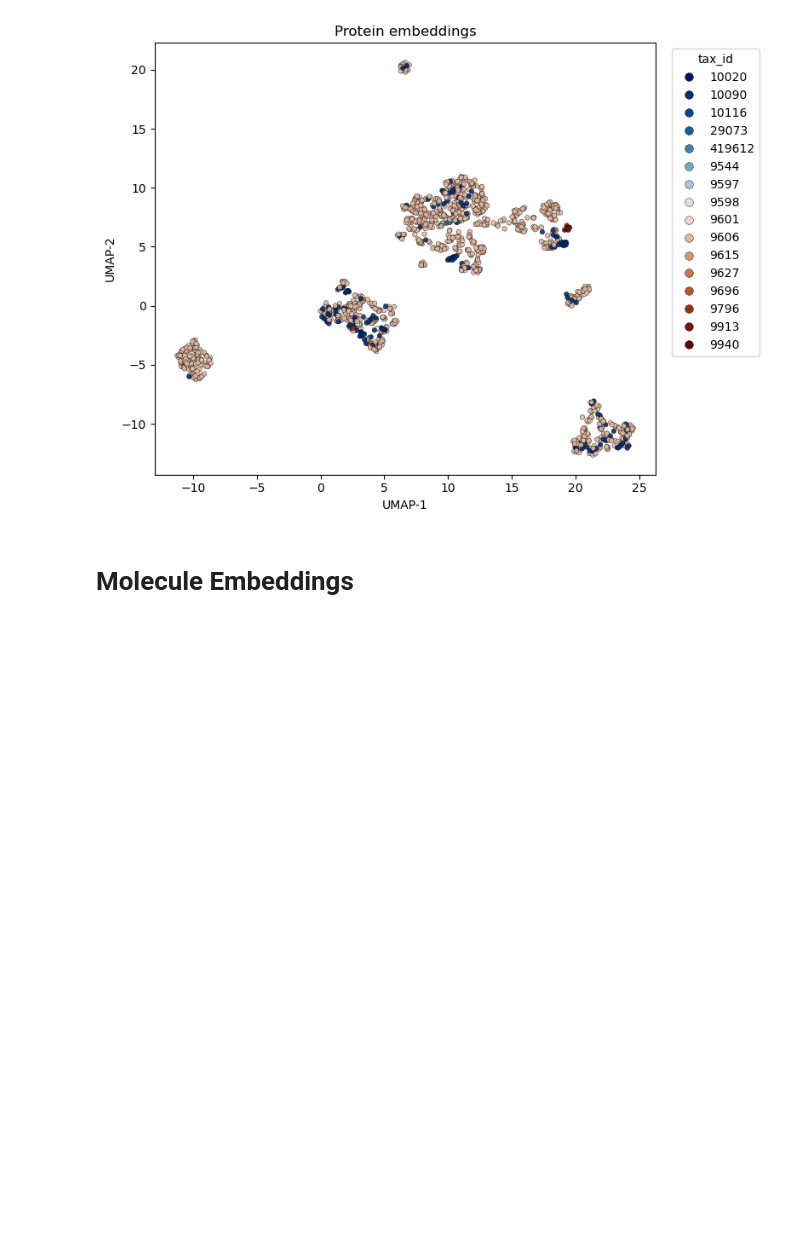
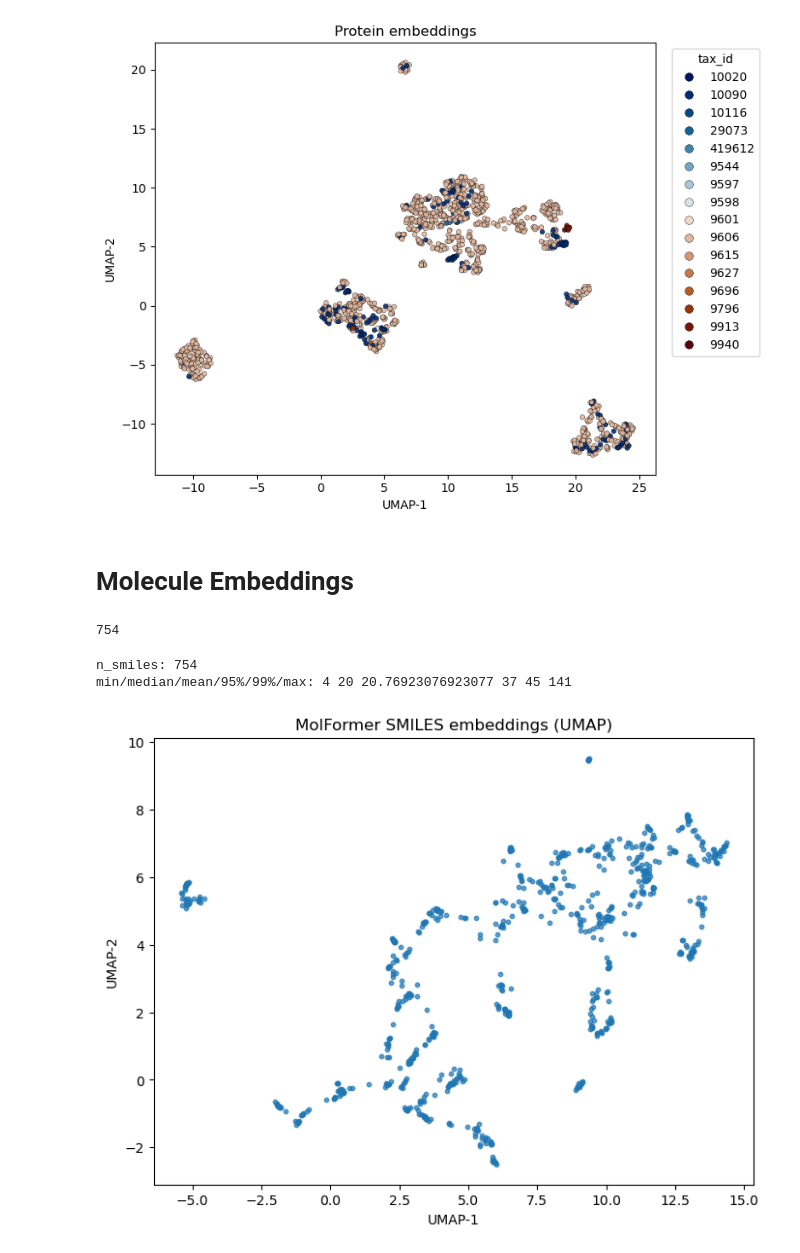
Before and after one commit to cgenomicslab/olfactory-receptors, a Jupyter notebook: Embeddings/extract_embeddings.ipynb, the cells around one changed output. Drawn from its saved outputs; the diff is of its cells as text; code cells hidden in the pictures; blank space fills up the shorter version.

Commit message:
compute molecule embdds

```diff
--- a/Embeddings/extract_embeddings.ipynb
+++ b/Embeddings/extract_embeddings.ipynb
@@ -20,6 +17,6 @@ from cmcrameri import cm
 # %%
-proteins = pd.read_csv("../Data_Preparation/processed/m2or_pairs_model.csv")
-proteins
+data = pd.read_csv("../Data_Preparation/processed/m2or_pairs_model.csv")
+data
 # %% [output]
 |  | Species | UniProt ID | Sequence | SMILES | Mixture | Responsive | seq_id | smiles_id | mutation | Class |
 | 0 | homo sapiens | Q8NGN2 | MTSRSVCEKMTMTTENPNQTVVSHFFLEGLRYT... | CC1=CC[C@H](CC1)C(=C)C | mono | 0 | SEQ0000 | SML0000 | False | class 2 |
@@ -254,3 +253,30 @@ plt.show()
 [figure]
 # %% [markdown]
 # Molecule Embeddings
+# %%
+data["SMILES"].nunique()
+# %% [output]
+754
+# %%
+molformer_tokenizer = AutoTokenizer.from_pretrained("ibm-research/MoLFormer-XL-both-10pct", trust_remote_code=True)
+molformer_model = AutoModel.from_pretrained("ibm-research/MoLFormer-XL-both-10pct", trust_remote_code=True).eval().cuda()
+# %%
+unique_smiles = data["SMILES"].dropna().unique().tolist()
+
+lengths = []
+for smi in tqdm(unique_smiles):
+    ids = molformer_tokenizer(smi, add_special_tokens=True)["input_ids"]
+    lengths.append(len(ids))
+
+lengths = np.array(lengths)
+print("n_smiles:", len(lengths))
+print("min/median/mean/95%/99%/max:",
+      lengths.min(),
+      int(np.median(lengths)),
+      lengths.mean(),
+      int(np.percentile(lengths, 95)),
+      int(np.percentile(lengths, 99)),
+      lengths.max())
+# %% [output]
+n_smiles: 754
+min/median/mean/95%/99%/max: 4 20 20.76923076923077 37 45 141
@@ -256,0 +315,23 @@ plt.show()
+# %%
+import umap
+
+smiles_embeddings = torch.load("molecules/molformer_smiles_embeddings.pt")
+
+smiles = list(smiles_embeddings.keys())
+emb_matrix = torch.stack([smiles_embeddings[smi] for smi in smiles]).numpy()
+
+reducer = umap.UMAP(n_neighbors=10,
+                    min_dist=0.1,
+                    metric='cosine',
+                    random_state=42)
+
+embedding_2d = reducer.fit_transform(emb_matrix)
+
+plt.figure(figsize=(8, 6))
+plt.scatter(embedding_2d[:, 0], embedding_2d[:, 1], s=10, alpha=0.7)
+plt.title("MolFormer SMILES embeddings (UMAP)")
+plt.xlabel("UMAP-1")
+plt.ylabel("UMAP-2")
+plt.show()
+# %% [output]
+[figure, added]
```
Also changed, not shown: parts of 6 cells of this notebook, 1 other file.
